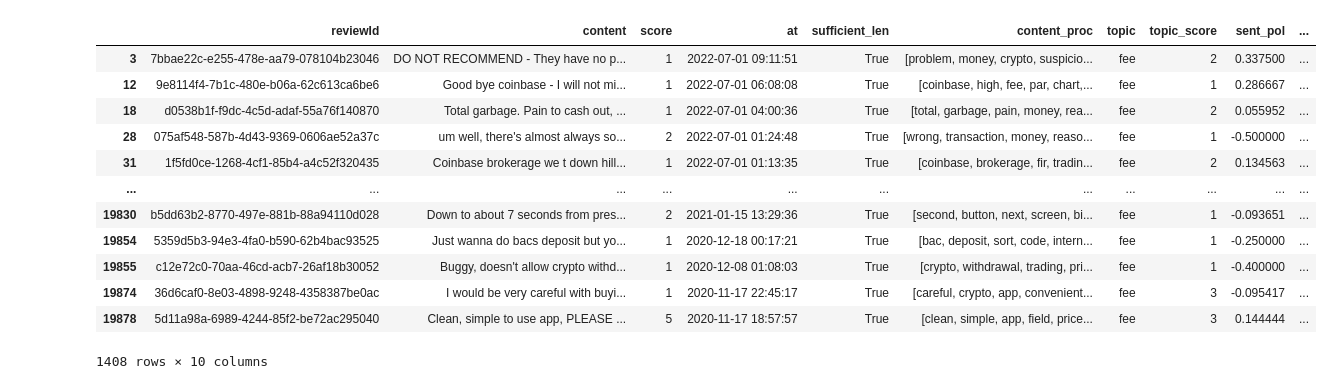
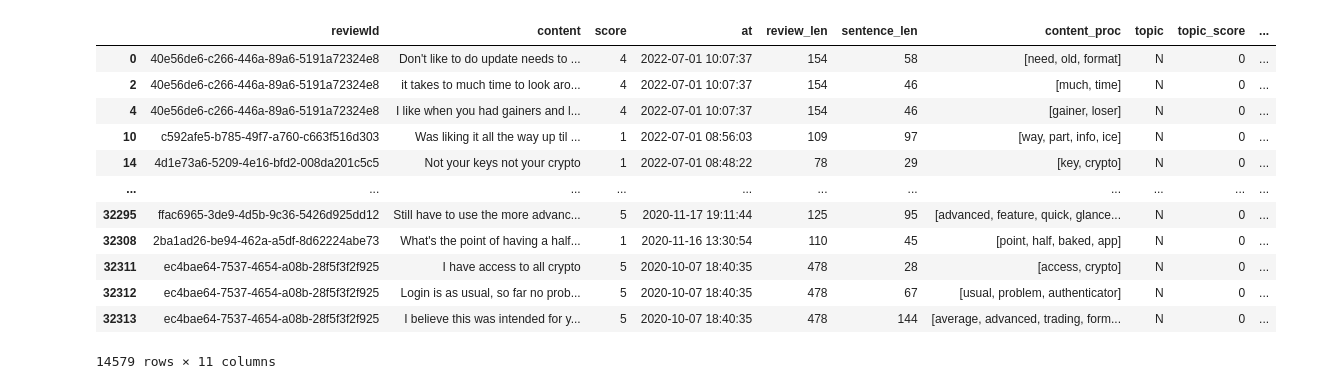
Before and after one commit to toxicpuzzle/winter-usyd-research-2022, a Jupyter notebook: bow_crypto.ipynb, the cells around one changed output. Saved outputs shown, nothing was run; the diff lists cells and outputs as text; code cells hidden in the pictures.

```diff
--- a/bow_crypto.ipynb
+++ b/bow_crypto.ipynb
@@ -19,12 +19,13 @@ from nltk.corpus import stopwords
 # Bag of words for each category to classify text
 
 topics = {"fee": ["fee", "money", "price", "cost", "expensive", "cost", "charge"],
-        "transaction": ["deposit", "withdrawal", "bank", "delay", "debit", "credit", "card"],
-        "trust": ["company", "scam"], #! Add more words to trust
+        "transaction": ["deposit", "withdraw", "bank", "delay", "debit", "credit", "card"], #! Check if these words are lemmas.
+        "trust": ["company", "scam", "fraud", "theft"],
         "service": ["service", "customer", "contact", "support", "email"],
-        "app": ["interface", "easy", "friendly", "clean", "user"]}
+        "app": ["interface", "easy", "clean", "user" ,"issue", "bug", "glitch", "ui"],
+        "verification": ["registration", "verification", "document", "license", "photo", "identification"]}
 
-        # Could use TFIDF to get keywords
+        # A combination of Knn with TF-IDF and LDA with TF-IDF were used to determine the topics adn keywords for each topic
 # %%
 # Pre-processing the document
 all_files = ["coinbase.csv", "binance.csv", "ftx.csv", "kraken.csv"]
@@ -37,12 +38,12 @@ for filename in all_files:
 
 # Get only rows with >50 chars or about 10 words
 def get_rows(row):
-    row["sufficient_len"] = True if type(row["content"]) == str and len(row["content"]) > 50 else False;
+    row["review_len"] = len(row["content"])
     return row;
 
 frame = pd.concat(li, axis=0, ignore_index=True)
 frame = frame.loc[:, ["reviewId", "content", "score", "at"]]
 frame = frame.apply(get_rows, axis=1)
-frame = frame.loc[frame["sufficient_len"] == True]
+frame = frame.loc[frame["review_len"] > 50]
 frame
 # %% [output]
@@ -61 +62,17 @@ frame
 8943 rows × 5 columns
+# %%
+# Break each review into sentences
+sentenced_reviews = {"reviewId": [], "content": [], "score": [], "at" : [], "review_len": [], "sentence_len": []}
+frame["sentences"] = frame["content"].str.split(".");
+
+for index, row in frame.iterrows():
+    for sentence in row["sentences"]:
+        sentenced_reviews["content"].append(sentence)
+        sentenced_reviews["reviewId"].append(row["reviewId"])
+        sentenced_reviews["score"].append(row["score"])
+        sentenced_reviews["review_len"].append(row["review_len"])
+        sentenced_reviews["at"].append(row["at"])
+        sentenced_reviews["sentence_len"].append(len(sentence))
+
+frame = pd.DataFrame(sentenced_reviews)
+frame = frame.loc[(frame["content"].str.len() > 20)] # Only get sentences longer than about 5 words
@@ -173,16 +207,16 @@ frame
 # %%
-frame.loc[frame["topic"] == "fee"]
+frame.loc[frame["topic"] == "N"]
 # %% [output]
-|  | reviewId | content | score | at | sufficient_len | content_proc | topic | topic_score | sent_pol | ... |
-| 3 | 7bbae22c-e255-478e-aa79-078104b23046 | DO NOT RECOMMEND - They have no p... | 1 | 2022-07-01 09:11:51 | True | [problem, money, crypto, suspicio... | fee | 2 | 0.337500 | ... |
-| 12 | 9e8114f4-7b1c-480e-b06a-62c613ca6be6 | Good bye coinbase - I will not mi... | 1 | 2022-07-01 06:08:08 | True | [coinbase, high, fee, par, chart,... | fee | 1 | 0.286667 | ... |
-| 18 | d0538b1f-f9dc-4c5d-adaf-55a76f140870 | Total garbage. Pain to cash out, ... | 1 | 2022-07-01 04:00:36 | True | [total, garbage, pain, money, rea... | fee | 2 | 0.055952 | ... |
-| 28 | 075af548-587b-4d43-9369-0606ae52a37c | um well, there's almost always so... | 2 | 2022-07-01 01:24:48 | True | [wrong, transaction, money, reaso... | fee | 1 | -0.500000 | ... |
-| 31 | 1f5fd0ce-1268-4cf1-85b4-a4c52f320435 | Coinbase brokerage we t down hill... | 1 | 2022-07-01 01:13:35 | True | [coinbase, brokerage, fir, tradin... | fee | 2 | 0.134563 | ... |
+|  | reviewId | content | score | at | review_len | sentence_len | content_proc | topic | topic_score | ... |
+| 0 | 40e56de6-c266-446a-89a6-5191a72324e8 | Don't like to do update needs to ... | 4 | 2022-07-01 10:07:37 | 154 | 58 | [need, old, format] | N | 0 | ... |
+| 2 | 40e56de6-c266-446a-89a6-5191a72324e8 | it takes to much time to look aro... | 4 | 2022-07-01 10:07:37 | 154 | 46 | [much, time] | N | 0 | ... |
+| 4 | 40e56de6-c266-446a-89a6-5191a72324e8 | I like when you had gainers and l... | 4 | 2022-07-01 10:07:37 | 154 | 46 | [gainer, loser] | N | 0 | ... |
+| 10 | c592afe5-b785-49f7-a760-c663f516d303 | Was liking it all the way up til ... | 1 | 2022-07-01 08:56:03 | 109 | 97 | [way, part, info, ice] | N | 0 | ... |
+| 14 | 4d1e73a6-5209-4e16-bfd2-008da201c5c5 | Not your keys not your crypto | 1 | 2022-07-01 08:48:22 | 78 | 29 | [key, crypto] | N | 0 | ... |
 | ... | ... | ... | ... | ... | ... | ... | ... | ... | ... | ... |
-| 19830 | b5dd63b2-8770-497e-881b-88a94110d028 | Down to about 7 seconds from pres... | 2 | 2021-01-15 13:29:36 | True | [second, button, next, screen, bi... | fee | 1 | -0.093651 | ... |
-| 19854 | 5359d5b3-94e3-4fa0-b590-62b4bac93525 | Just wanna do bacs deposit but yo... | 1 | 2020-12-18 00:17:21 | True | [bac, deposit, sort, code, intern... | fee | 1 | -0.250000 | ... |
-| 19855 | c12e72c0-70aa-46cd-acb7-26af18b30052 | Buggy, doesn't allow crypto withd... | 1 | 2020-12-08 01:08:03 | True | [crypto, withdrawal, trading, pri... | fee | 1 | -0.400000 | ... |
-| 19874 | 36d6caf0-8e03-4898-9248-4358387be0ac | I would be very careful with buyi... | 1 | 2020-11-17 22:45:17 | True | [careful, crypto, app, convenient... | fee | 3 | -0.095417 | ... |
-| 19878 | 5d11a98a-6989-4244-85f2-be72ac295040 | Clean, simple to use app, PLEASE ... | 5 | 2020-11-17 18:57:57 | True | [clean, simple, app, field, price... | fee | 3 | 0.144444 | ... |
+| 32295 | ffac6965-3de9-4d5b-9c36-5426d925dd12 | Still have to use the more advanc... | 5 | 2020-11-17 19:11:44 | 125 | 95 | [advanced, feature, quick, glance... | N | 0 | ... |
+| 32308 | 2ba1ad26-be94-462a-a5df-8d62224abe73 | What's the point of having a half... | 1 | 2020-11-16 13:30:54 | 110 | 45 | [point, half, baked, app] | N | 0 | ... |
+| 32311 | ec4bae64-7537-4654-a08b-28f5f3f2f925 | I have access to all crypto | 5 | 2020-10-07 18:40:35 | 478 | 28 | [access, crypto] | N | 0 | ... |
+| 32312 | ec4bae64-7537-4654-a08b-28f5f3f2f925 | Login is as usual, so far no prob... | 5 | 2020-10-07 18:40:35 | 478 | 67 | [usual, problem, authenticator] | N | 0 | ... |
+| 32313 | ec4bae64-7537-4654-a08b-28f5f3f2f925 | I believe this was intended for y... | 5 | 2020-10-07 18:40:35 | 478 | 144 | [average, advanced, trading, form... | N | 0 | ... |
-1408 rows × 10 columns
+14579 rows × 11 columns
```
Also changed, not shown: parts of 16 cells of this notebook, 17 other files.
